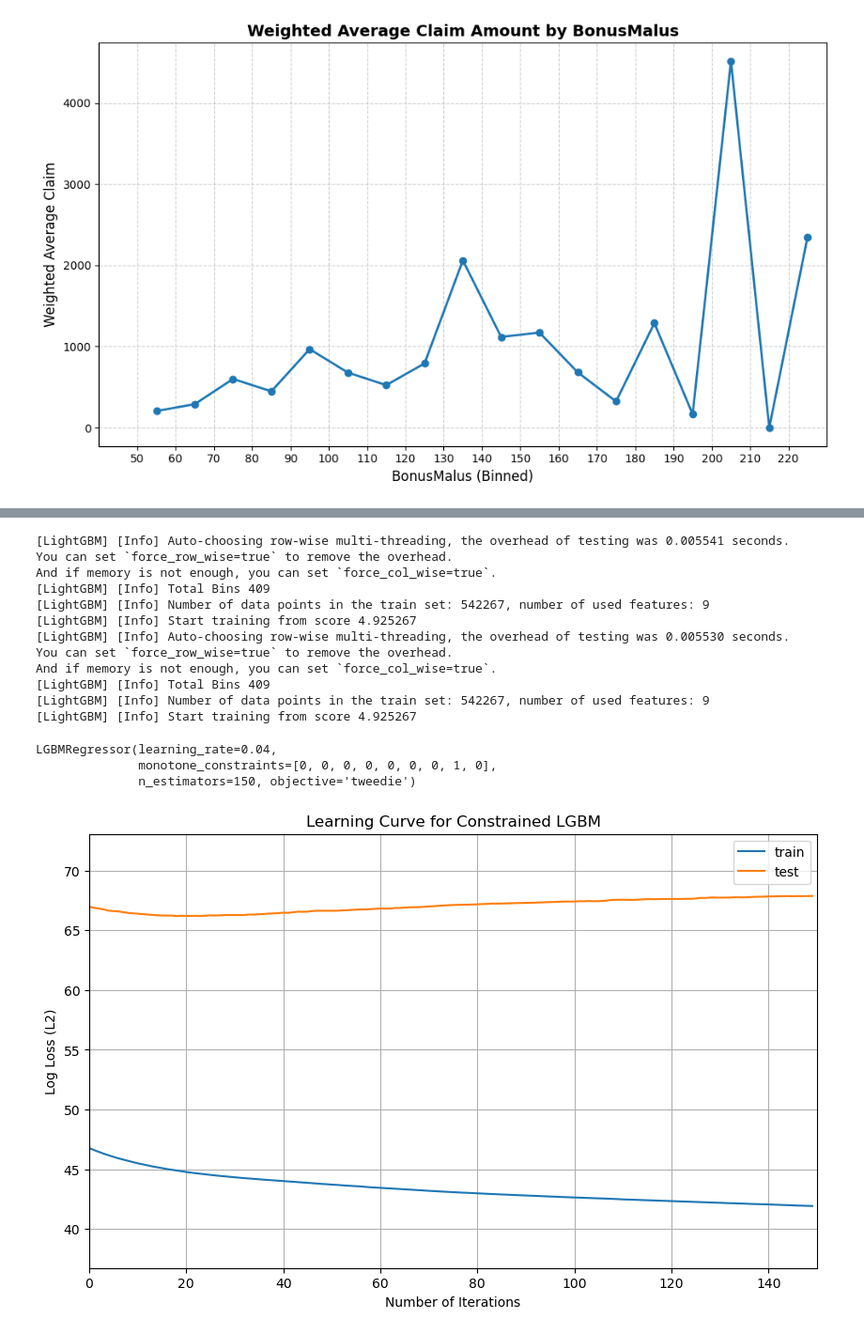
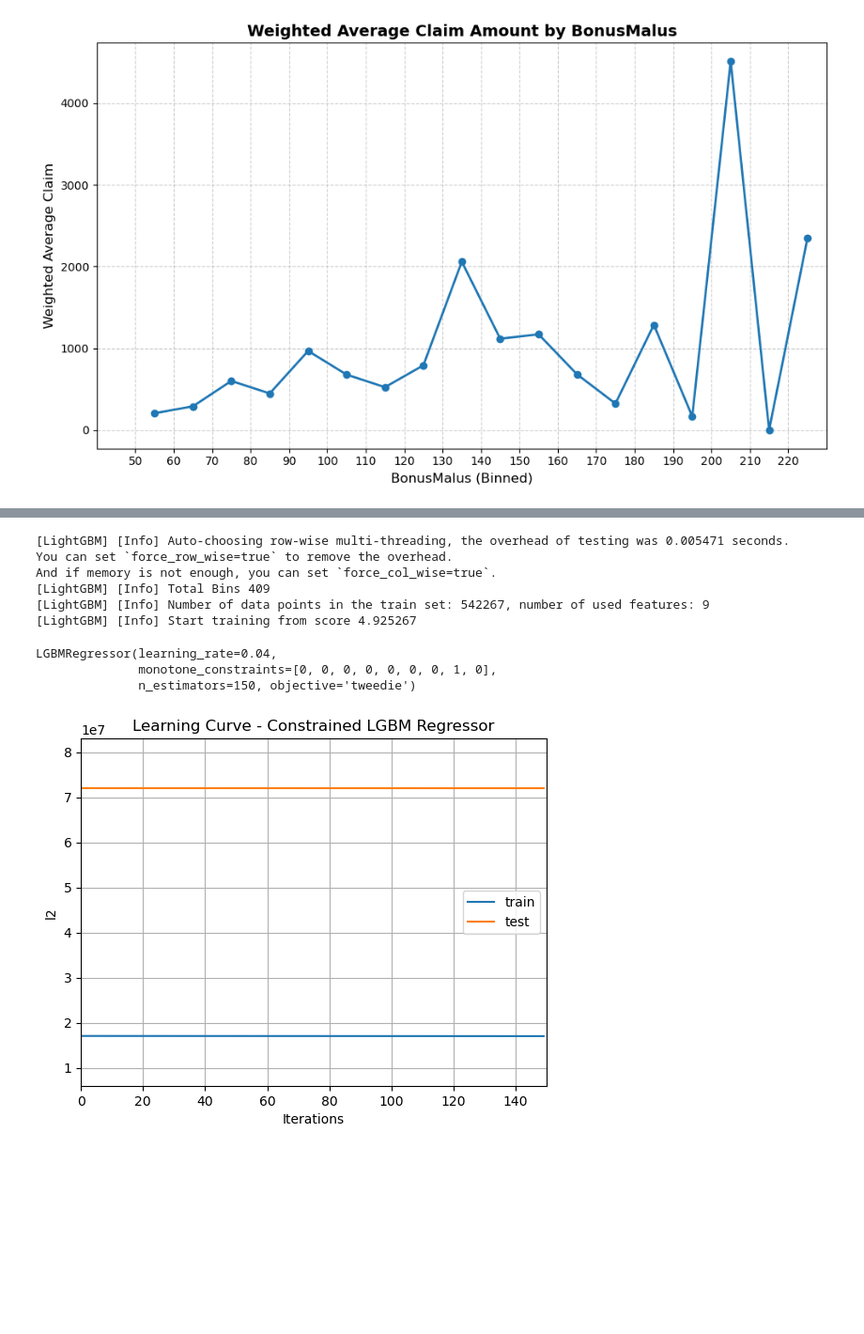
Before and after one commit to andriysinclair/ps3_claims_B1, a Jupyter notebook: analyses/ps3_script.ipynb, the cells around one changed output, grey strips where cells are left out. Shown at 94% size. Cells and saved outputs as stored; diff of their text form; code cells hidden in the pictures; blank space fills up the shorter version.

```diff
--- a/analyses/ps3_script.ipynb
+++ b/analyses/ps3_script.ipynb
@@ -517,43 +536,33 @@ Total claim amount on test set, observed = 9824331.800000003, predicted = 882173
 # %%
 #EX2 LEARNING CURVE
 #EX2.1 Re-fit the best constrained lgbm estimator
+import lightgbm as lgb
 
-best_lgbm.fit(
-    X_train_t, y_train_t,
-    estimate__sample_weight=w_train_t  # Pass sample_weight to the 'estimate' step
-)
-
-lgbm_regressor = best_lgbm.named_steps['estimate']
-
+best_constrained_lgbm = cv.best_estimator_
+lgbm_model = best_constrained_lgbm.named_steps['estimate']
 eval_set = [(X_train_t, y_train_t), (X_test_t, y_test_t)]
 
-lgbm_regressor.fit(
+lgbm_model.fit(
     X_train_t, y_train_t,
+    sample_weight=w_train_t,
     eval_set=eval_set,
-    eval_names=['train', 'test'],
-    sample_weight=w_train_t
+    eval_metric='l2',
+    eval_names=['train', 'test']
 )
 # %% [output]
-[LightGBM] [Info] Auto-choosing row-wise multi-threading, the overhead of testing was 0.005541 seconds.
+[LightGBM] [Info] Auto-choosing row-wise multi-threading, the overhead of testing was 0.005471 seconds.
 You can set `force_row_wise=true` to remove the overhead.
 And if memory is not enough, you can set `force_col_wise=true`.
 [LightGBM] [Info] Total Bins 409
 [LightGBM] [Info] Number of data points in the train set: 542267, number of used features: 9
 [LightGBM] [Info] Start training from score 4.925267
-[LightGBM] [Info] Auto-choosing row-wise multi-threading, the overhead of testing was 0.005530 seconds.
-You can set `force_row_wise=true` to remove the overhead.
-And if memory is not enough, you can set `force_col_wise=true`.
-[LightGBM] [Info] Total Bins 409
-[LightGBM] [Info] Number of data points in the train set: 542267, number of used features: 9
-[LightGBM] [Info] Start training from score 4.925267
 LGBMRegressor(learning_rate=0.04,
               monotone_constraints=[0, 0, 0, 0, 0, 0, 0, 1, 0],
               n_estimators=150, objective='tweedie')
 # %%
-lgb.plot_metric(lgbm_regressor)
-plt.title('Learning Curve for Constrained LGBM')
-plt.xlabel('Number of Iterations')
-plt.ylabel('Log Loss (L2)')
+# Plot
+lgb.plot_metric(lgbm_model, metric='l2')
+plt.title('Learning Curve - Constrained LGBM Regressor')
 plt.show()
 # %% [output]
-[figure, old version]
+[figure, new version]
```
Also changed, not shown: parts of 10 cells of this notebook, 2 other files.
